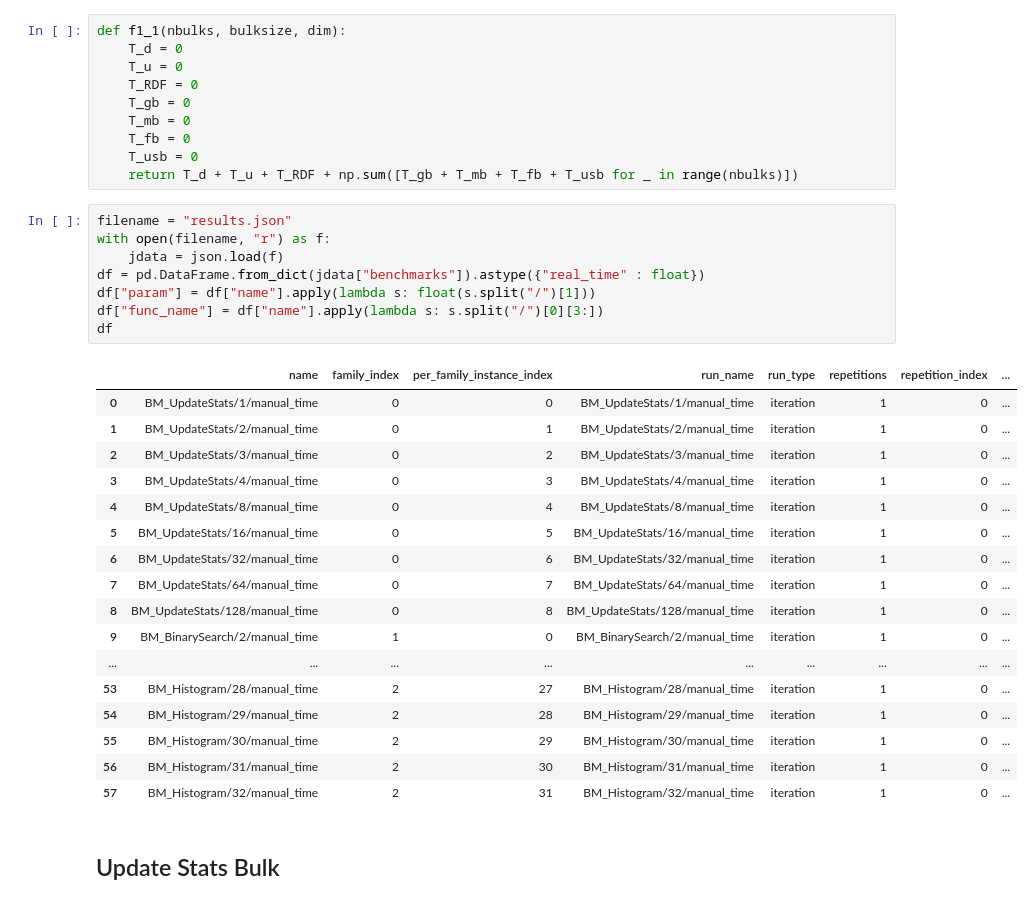
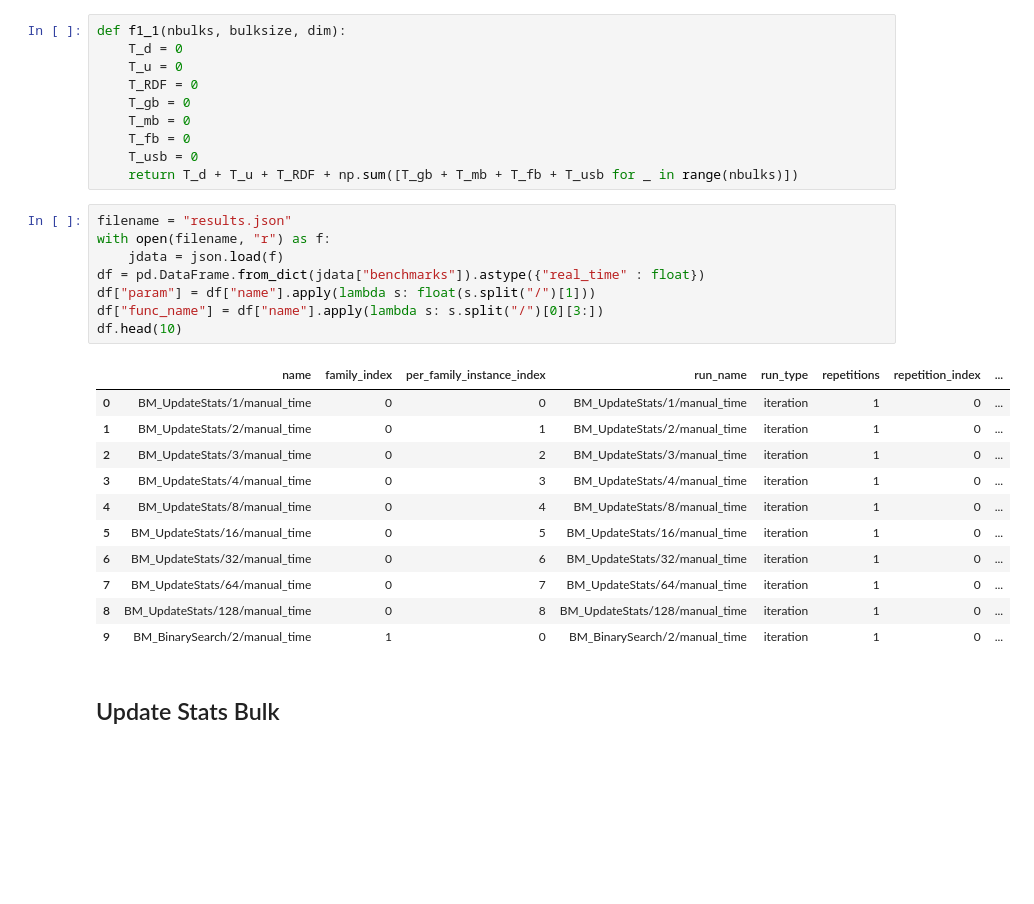
Before and after one commit to jolly-chen/msc-project, a Jupyter notebook: cpu-sequential/validation.ipynb, the cells around one changed output. Saved outputs shown, nothing was run; the diff lists cells and outputs as text; blank space fills up the shorter version.

```diff
--- a/cpu-sequential/validation.ipynb
+++ b/cpu-sequential/validation.ipynb
@@ -22,29 +477,23 @@ def f1_1(nbulks, bulksize, dim):
 # %%
 filename = "results.json"
 with open(filename, "r") as f:
     jdata = json.load(f)
 df = pd.DataFrame.from_dict(jdata["benchmarks"]).astype({"real_time" : float})
 df["param"] = df["name"].apply(lambda s: float(s.split("/")[1]))
 df["func_name"] = df["name"].apply(lambda s: s.split("/")[0][3:])
-df
+df.head(10)
 # %% [output]
 |  | name | family_index | per_family_instance_index | run_name | run_type | repetitions | repetition_index | ... |
 | 0 | BM_UpdateStats/1/manual_time | 0 | 0 | BM_UpdateStats/1/manual_time | iteration | 1 | 0 | ... |
 | 1 | BM_UpdateStats/2/manual_time | 0 | 1 | BM_UpdateStats/2/manual_time | iteration | 1 | 0 | ... |
 | 2 | BM_UpdateStats/3/manual_time | 0 | 2 | BM_UpdateStats/3/manual_time | iteration | 1 | 0 | ... |
 | 3 | BM_UpdateStats/4/manual_time | 0 | 3 | BM_UpdateStats/4/manual_time | iteration | 1 | 0 | ... |
 | 4 | BM_UpdateStats/8/manual_time | 0 | 4 | BM_UpdateStats/8/manual_time | iteration | 1 | 0 | ... |
 | 5 | BM_UpdateStats/16/manual_time | 0 | 5 | BM_UpdateStats/16/manual_time | iteration | 1 | 0 | ... |
 | 6 | BM_UpdateStats/32/manual_time | 0 | 6 | BM_UpdateStats/32/manual_time | iteration | 1 | 0 | ... |
 | 7 | BM_UpdateStats/64/manual_time | 0 | 7 | BM_UpdateStats/64/manual_time | iteration | 1 | 0 | ... |
 | 8 | BM_UpdateStats/128/manual_time | 0 | 8 | BM_UpdateStats/128/manual_time | iteration | 1 | 0 | ... |
 | 9 | BM_BinarySearch/2/manual_time | 1 | 0 | BM_BinarySearch/2/manual_time | iteration | 1 | 0 | ... |
-| ... | ... | ... | ... | ... | ... | ... | ... | ... |
-| 53 | BM_Histogram/28/manual_time | 2 | 27 | BM_Histogram/28/manual_time | iteration | 1 | 0 | ... |
-| 54 | BM_Histogram/29/manual_time | 2 | 28 | BM_Histogram/29/manual_time | iteration | 1 | 0 | ... |
-| 55 | BM_Histogram/30/manual_time | 2 | 29 | BM_Histogram/30/manual_time | iteration | 1 | 0 | ... |
-| 56 | BM_Histogram/31/manual_time | 2 | 30 | BM_Histogram/31/manual_time | iteration | 1 | 0 | ... |
-| 57 | BM_Histogram/32/manual_time | 2 | 31 | BM_Histogram/32/manual_time | iteration | 1 | 0 | ... |
 # %% [markdown]
 ## Update Stats Bulk
 # %%
```
Also changed, not shown: parts of 44 cells of this notebook, 2 other files.
